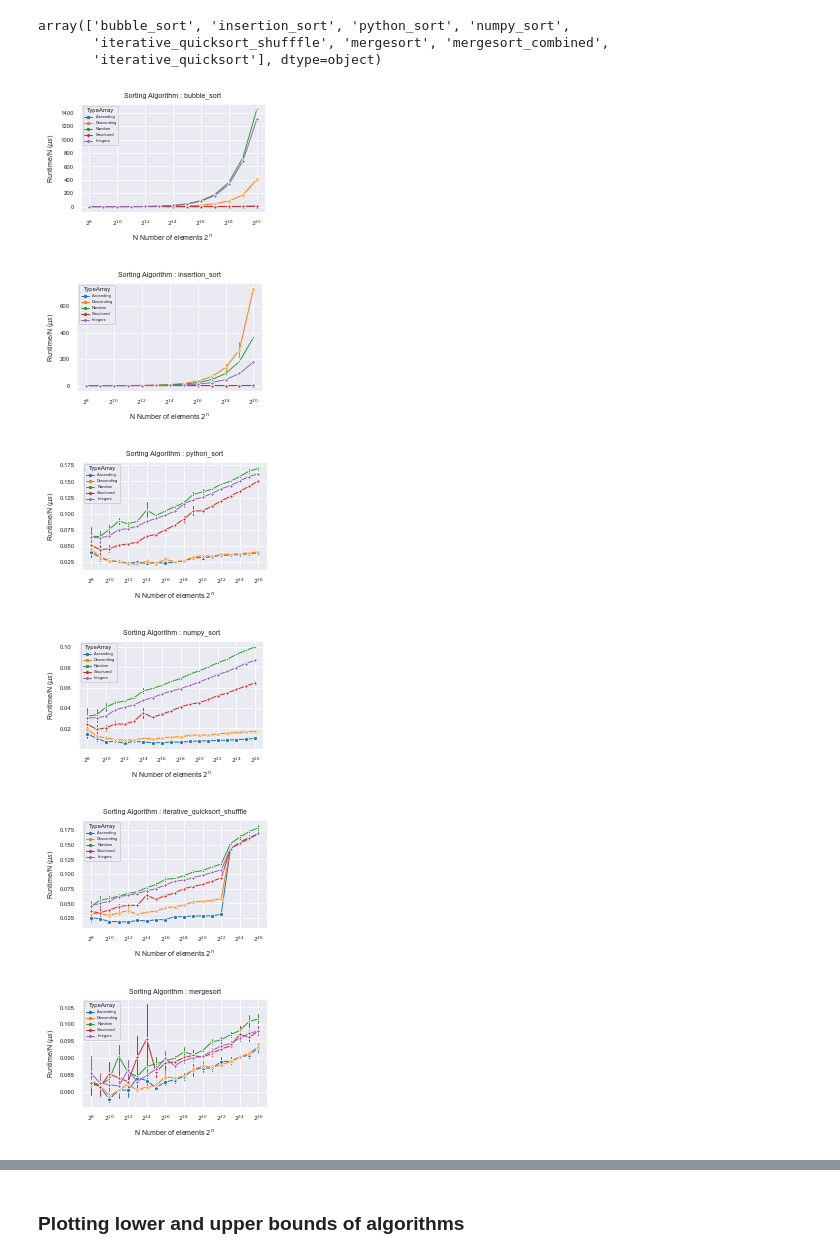
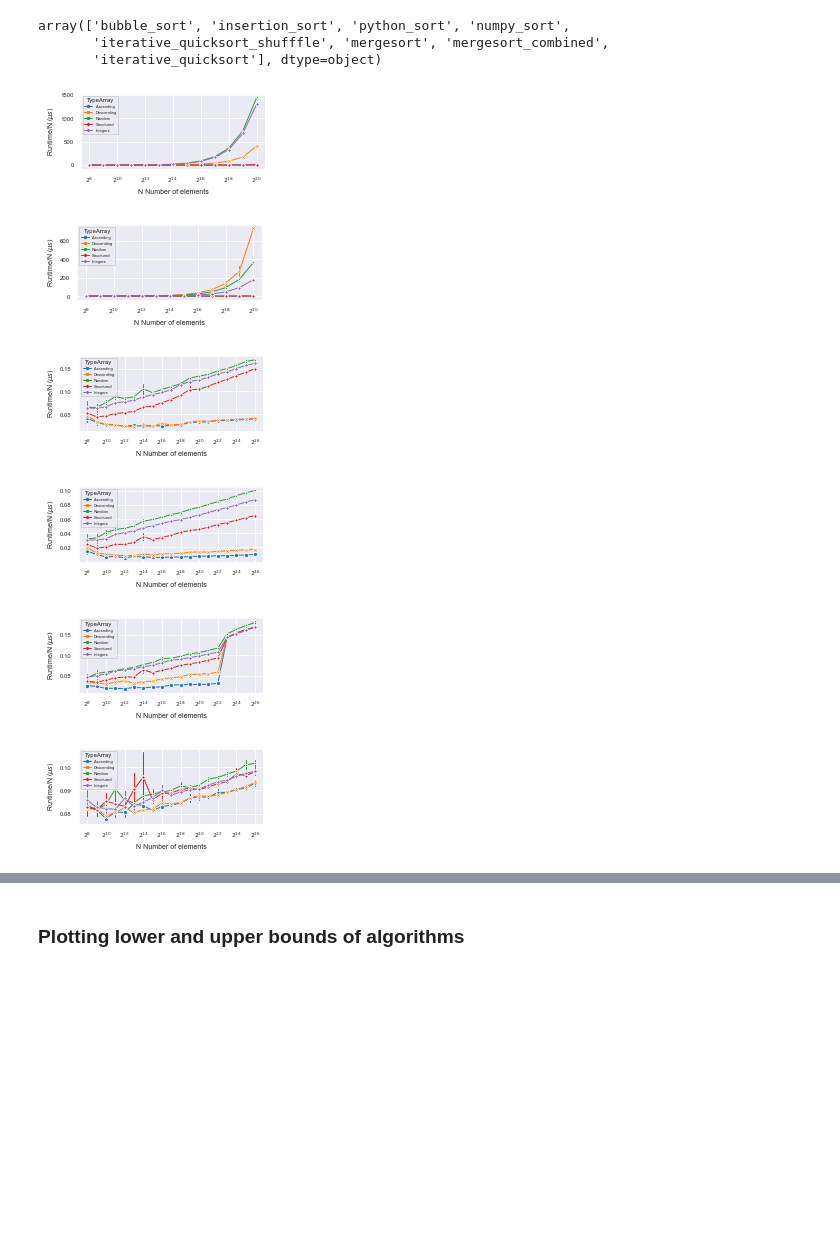
Before and after one commit to jkorsvik/SortingAlgorithms, a Jupyter notebook: notebooks/plot_creation.ipynb, the cells around one changed output, grey strips where cells are left out. Drawn from its saved outputs; the diff is of its cells as text; code cells hidden in the pictures; blank space fills up the shorter version.

Commit message:
squezzing visuals

```diff
--- a/notebooks/plot_creation.ipynb
+++ b/notebooks/plot_creation.ipynb
@@ -65,35 +65,35 @@ plt.rcParams['legend.title_fontsize'] = 6
 plt.rcParams['lines.linewidth'] = 1
 plt.rcParams['lines.markersize'] = 4
 # %%
-height=50
+height=35
 width=84
 IMAGE_SIZE = (width/25.4, height/25.4)
 # %%
 def plot_runtime_per_n(df, algo, start=7, lowerbound=None, upperbound=None, image_size=(10,10), tickstep=1, topn=26):
     sns.set_style("darkgrid")
     plt.figure(figsize=image_size)
     time_per_n = sns.lineplot(
         data=checkout[(checkout.Algorithm == algo) & (checkout["2^N"] > 7) & (checkout["2^N"] < topn+1)],
         x="2^N", y="Time/N (us)", hue="TypeArray", style="TypeArray", markers=True, dashes=False, err_style="bars",
     )
 
     range_gen = range(8, min(topn+1, max(checkout[checkout.Algorithm == algo]['2^N'] + 1)), tickstep)
 
     time_per_n.set(yscale="linear", xscale="linear")
-    time_per_n.set(xlabel="N Number of elements $2^n$", ylabel="Runtime/N ($\mu s$)")
+    time_per_n.set(xlabel="N Number of elements", ylabel="Runtime/N ($\mu s$)")
     time_per_n.set(xticks=[int(i) for i in range_gen])
     time_per_n.set(xticklabels=[r"$2^{" + str(int(i)) + r"}$" for i in range_gen])
-    time_per_n.set(title=f"Sorting Algorithm : {algo}")
+    #time_per_n.set(title=f"Sorting Algorithm : {algo}")
 
     plt.savefig(f"{viz_directory}/time_per_n{algo}.pdf", bbox_inches='tight', transparent=True)
     plt.show()
 
 for algo in sorting_algos:
     plot_runtime_per_n(df=checkout, algo=algo, start=7, image_size=IMAGE_SIZE, tickstep=2)
 # %% [output]
-[figure, old version]
+[figure, new version]
-[figure, old version]
+[figure, new version]
-[figure, old version]
+[figure, new version]
-[figure, old version]
+[figure, new version]
-[figure, old version]
+[figure, new version]
-[figure, old version]
+[figure, new version]
```
Also changed, not shown: parts of 7 cells of this notebook, 8 other files.
